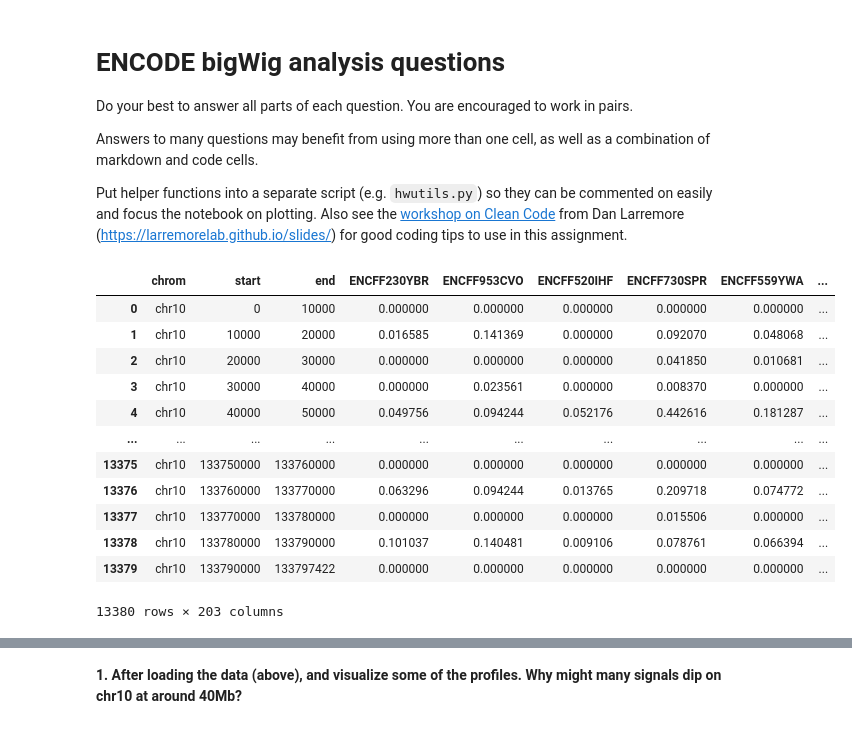
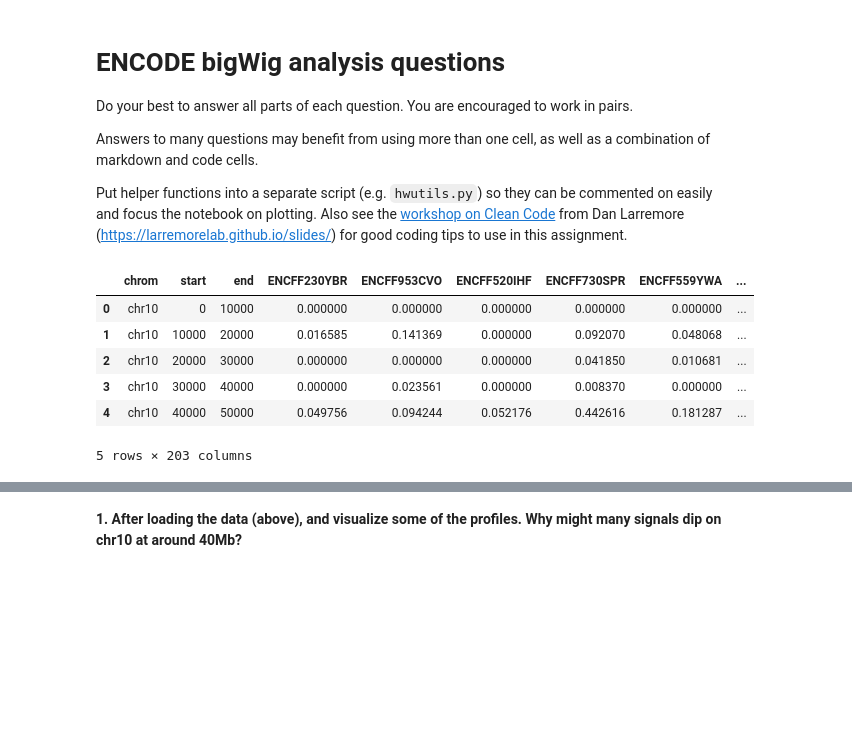
Before and after one commit to Fudenberg-Research-Group/qbio577_fall2022, a Jupyter notebook: encode-bigwig-eda.ipynb, the cells around one changed output, grey strips where cells are left out. Saved outputs shown, nothing was run; the diff lists cells and outputs as text; code cells hidden in the pictures; blank space fills up the shorter version.

```diff
--- a/encode-bigwig-eda.ipynb
+++ b/encode-bigwig-eda.ipynb
@@ -30,19 +31,13 @@ df = pd.read_table('./data/ENCODE_GRCh38_binned_subset.tsv')
 # can be queried as follows: bigwig_metadata.query("`File accession`==@ df_column_name ")
 bigwig_metadata = pd.read_table('./data/ENCODE_GRCh38_bigWig_metadata.tsv')
 # %%
-df
+df.head()
 # %% [output]
 |  | chrom | start | end | ENCFF230YBR | ENCFF953CVO | ENCFF520IHF | ENCFF730SPR | ENCFF559YWA | ... |
 | 0 | chr10 | 0 | 10000 | 0.000000 | 0.000000 | 0.000000 | 0.000000 | 0.000000 | ... |
 | 1 | chr10 | 10000 | 20000 | 0.016585 | 0.141369 | 0.000000 | 0.092070 | 0.048068 | ... |
 | 2 | chr10 | 20000 | 30000 | 0.000000 | 0.000000 | 0.000000 | 0.041850 | 0.010681 | ... |
 | 3 | chr10 | 30000 | 40000 | 0.000000 | 0.023561 | 0.000000 | 0.008370 | 0.000000 | ... |
 | 4 | chr10 | 40000 | 50000 | 0.049756 | 0.094244 | 0.052176 | 0.442616 | 0.181287 | ... |
-| ... | ... | ... | ... | ... | ... | ... | ... | ... | ... |
-| 13375 | chr10 | 133750000 | 133760000 | 0.000000 | 0.000000 | 0.000000 | 0.000000 | 0.000000 | ... |
-| 13376 | chr10 | 133760000 | 133770000 | 0.063296 | 0.094244 | 0.013765 | 0.209718 | 0.074772 | ... |
-| 13377 | chr10 | 133770000 | 133780000 | 0.000000 | 0.000000 | 0.000000 | 0.015506 | 0.000000 | ... |
-| 13378 | chr10 | 133780000 | 133790000 | 0.101037 | 0.140481 | 0.009106 | 0.078761 | 0.066394 | ... |
-| 13379 | chr10 | 133790000 | 133797422 | 0.000000 | 0.000000 | 0.000000 | 0.000000 | 0.000000 | ... |
-13380 rows × 203 columns
+5 rows × 203 columns
 # %%
```
Also changed, not shown: parts of 25 cells of this notebook, 1 other file.
